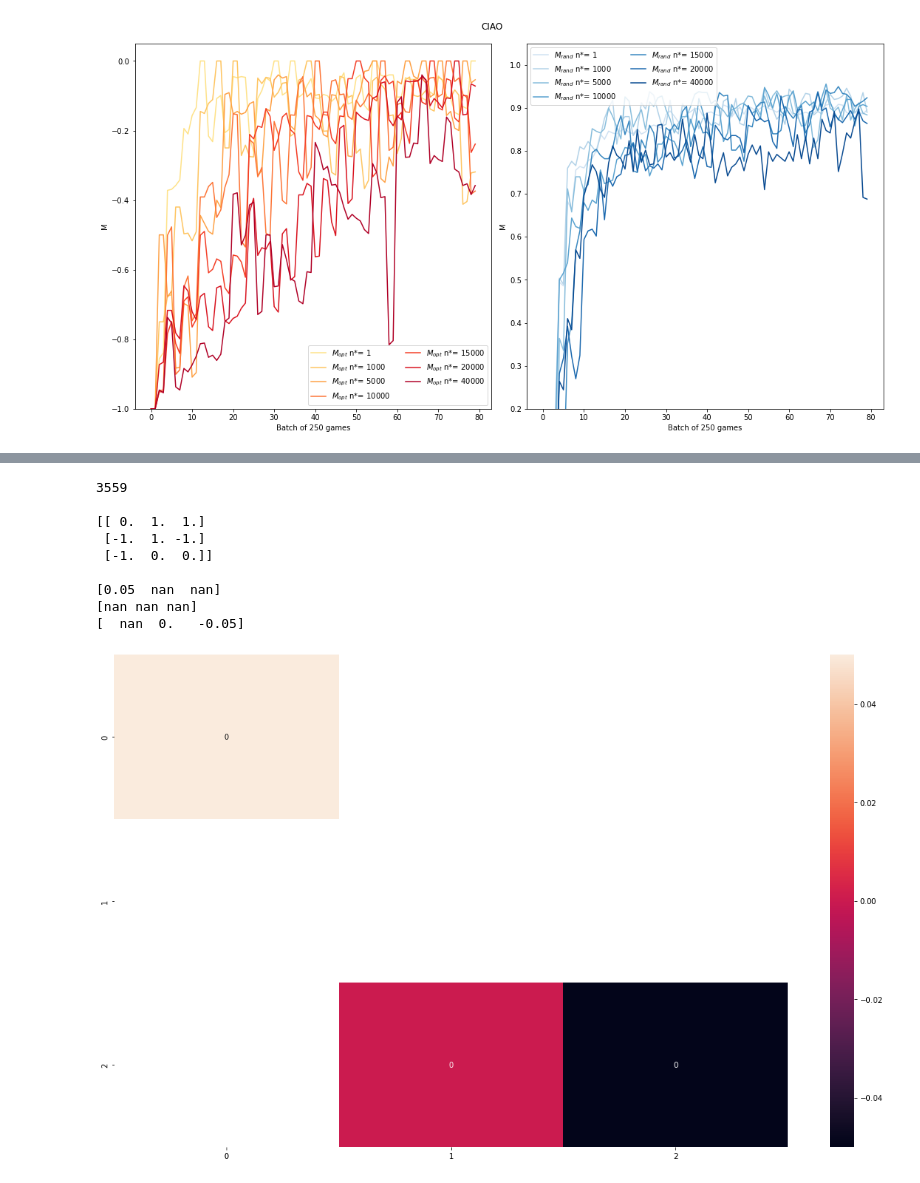
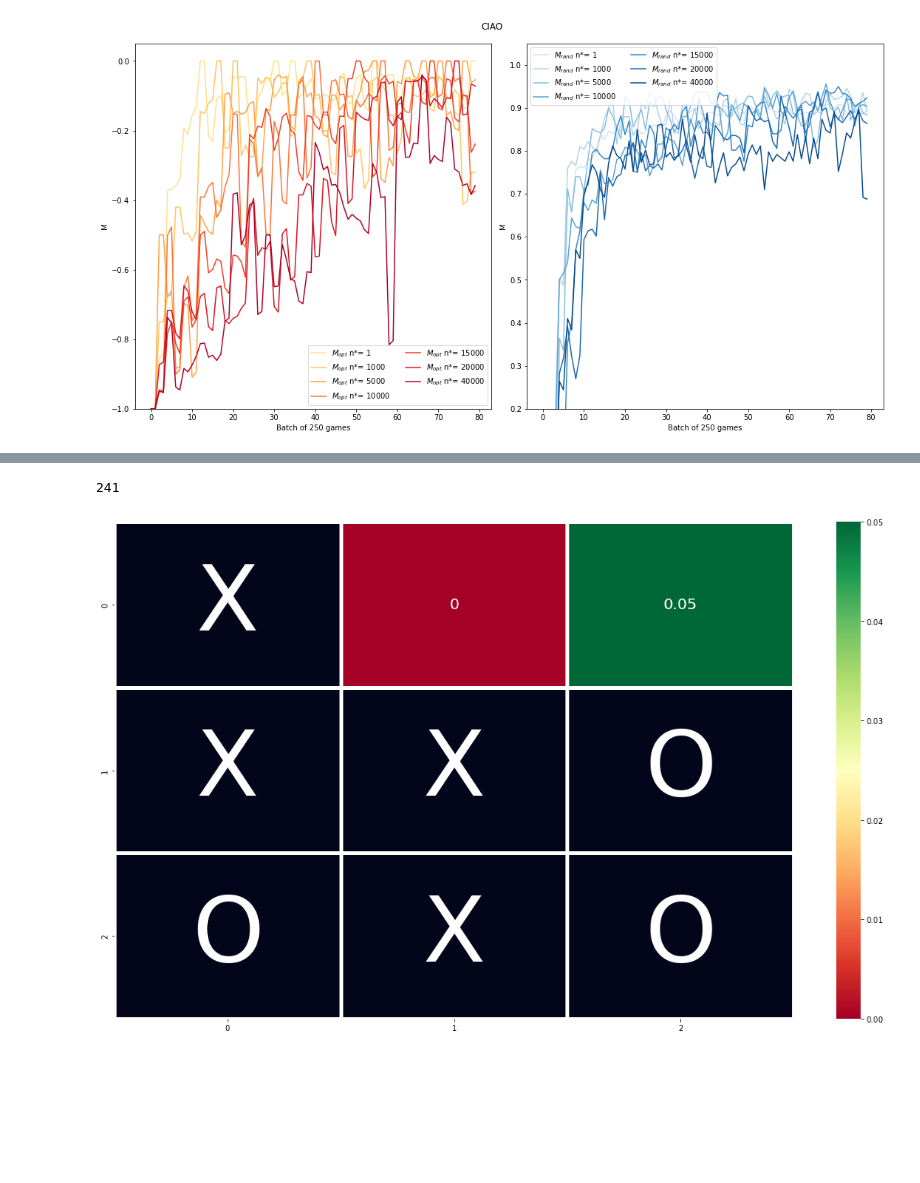
Before and after one commit to fraborg99/ANN---project, a Jupyter notebook: project/Graphs.ipynb, the cells around one changed output, grey strips where cells are left out. Cells and saved outputs as stored; diff of their text form; code cells hidden in the pictures; blank space fills up the shorter version.

```diff
--- a/project/Graphs.ipynb
+++ b/project/Graphs.ipynb
@@ -237,29 +245,34 @@ def extract_qvals(assignments, qvals, num = None):
 
     return qval, board
-# %%
-#3559
-
-#gioca sempre per primo 1 --> X
-
-# Load
-assignments = np.load('Q10/Q10_boards.npy',allow_pickle=True).item()
-qvals = np.load('Q10/Q10_qvals.npy',allow_pickle=True).item()
-
-qv,ass = extract_qvals(assignments, qvals)
-
-data = qv.reshape((3,3))
-labels =  np.array(ass[3:-3].replace(']\n [','').replace(' ', '').split('.')).reshape((3,3))
-
-fig, ax = plt.subplots()
-ax = sns.heatmap(data, annot = labels, fmt = '')
-# %% [output]
-3559
-
-[[ 0.  1.  1.]
- [-1.  1. -1.]
- [-1.  0.  0.]]
-
-[0.05  nan  nan]
-[nan nan nan]
-[  nan  0.   -0.05]
-[figure, removed]
+# %%
+replace_dict = {'0': '-', '1':'X', '-1':'O'}
+def replace_with_dict(ar, dic):
+    k = np.array(list(dic.keys()))
+    v = np.array(list(dic.values()))
+
+    # Get argsort indices
+    sidx = k.argsort()
+
+    return v[sidx[np.searchsorted(k,ar,sorter=sidx)]]
+# %%
+# Load
+assignments = np.load('Q10/Q10_boards.npy',allow_pickle=True).item()
+qvals = np.load('Q10/Q10_qvals.npy',allow_pickle=True).item()
+
+qv,ass = extract_qvals(assignments, qvals)
+
+data = qv.reshape((3,3))
+labels =  np.array(ass[3:-3].replace(']\n [','').replace(' ', '').split('.')).reshape((3,3))
+
+labels = replace_with_dict(labels, replace_dict)
+
+sns.heatmap(data, cmap='RdYlGn',annot = data, annot_kws={"size":20}) #, vmin=-0.25, vmax=.25)
+
+data = np.nan_to_num(data, nan=-9999)
+sns.heatmap(data,  mask=data > -100, annot = labels, fmt = '',
+            color='Black', cbar=False, annot_kws={"size":120}, linewidths=5, linecolor='white')
+
+plt.show()
+# %% [output]
+241
+[figure, added]
```
Also changed, not shown: parts of 14 cells of this notebook, 38 other files.
